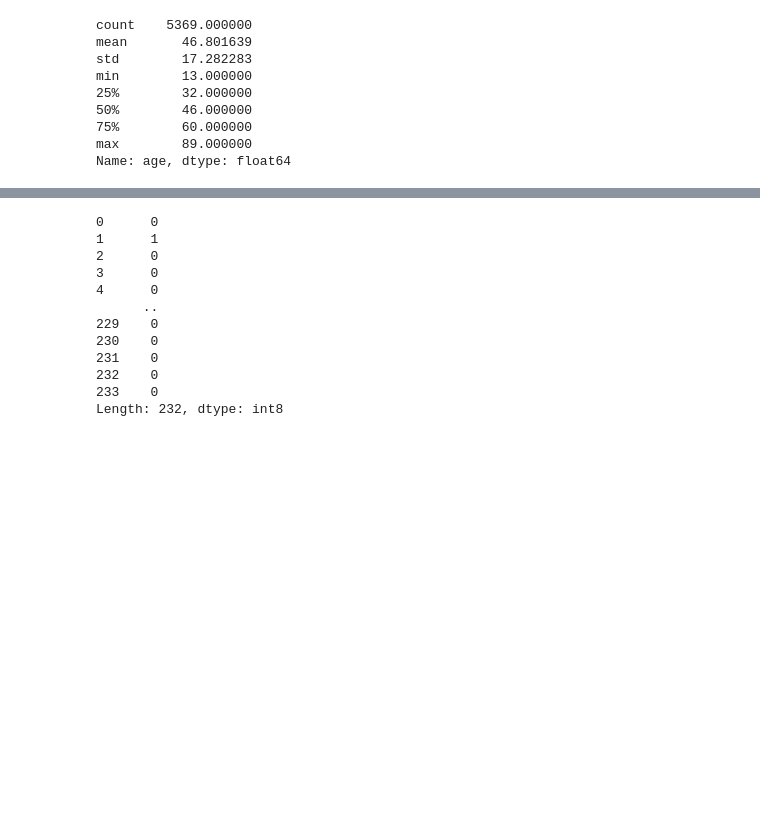
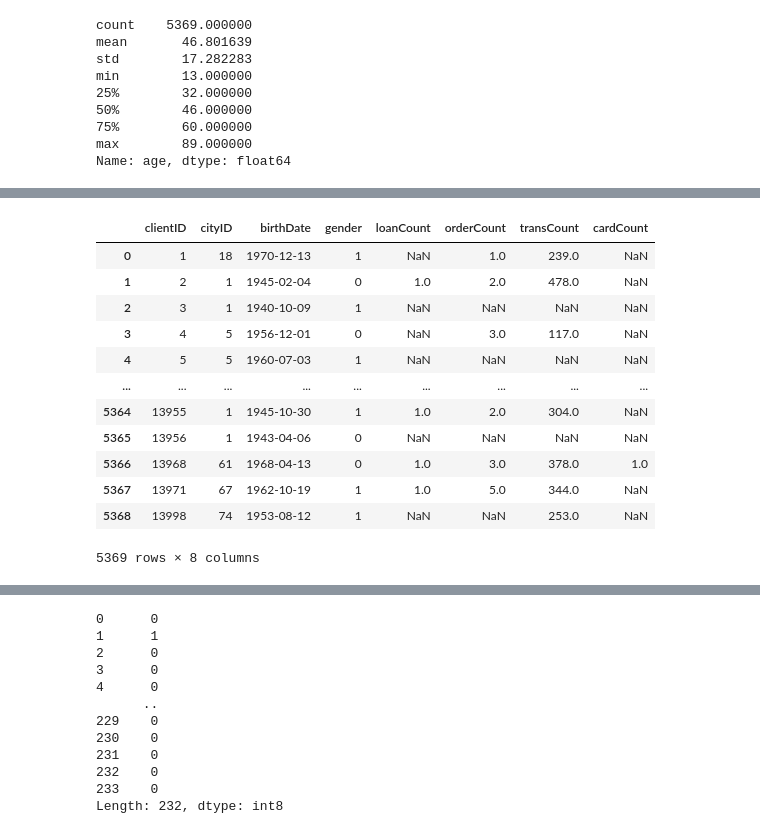
Before and after one commit to irismessage/data-essay, a Jupyter notebook: DATA Assessment 2023-24.ipynb, the cells around one changed output, grey strips where cells are left out. Drawn from its saved outputs; the diff is of its cells as text; code cells hidden in the pictures; blank space fills up the shorter version.

```diff
--- a/DATA Assessment 2023-24.ipynb
+++ b/DATA Assessment 2023-24.ipynb
@@ -450,0 +479,39 @@ plt.show()
+# %%
+con = sqlite3.connect(sqlf)
+# can write justificaiton of why owner
+
+client_loancount = pd.read_sql_query(
+    "SELECT clientID, count(loanID) as loanCount FROM Loan JOIN Disposition ON Loan.dispID = Disposition.dispID WHERE Disposition.dispType = 'OWNER' GROUP BY clientID;",
+    con
+)
+client_orderscount = pd.read_sql_query(
+    "SELECT clientID, count(orderID) as orderCount FROM StandingOrder JOIN Disposition ON StandingOrder.dispID = Disposition.dispID WHERE Disposition.dispType = 'OWNER' GROUP BY clientID;",
+    con
+)
+client_transcount = pd.read_sql_query(
+    "SELECT clientID, count(transID) as transCount FROM BankTransaction JOIN Disposition ON BankTransaction.dispID = Disposition.dispID WHERE Disposition.dispType = 'OWNER' GROUP BY clientID;",
+    con
+)
+client_cardcount = pd.read_sql_query(
+    "SELECT clientID, count(cardID) as cardCount FROM CreditCard JOIN Disposition ON CreditCard.dispID = Disposition.dispID WHERE Disposition.dispType = 'OWNER' GROUP BY clientID;",
+    con
+)
+con.close()
+
+for countdf in (client_loancount, client_orderscount, client_transcount, client_cardcount):
+    dfc = dfc.merge(countdf, how="left", on="clientID")
+dfc
+# %% [output]
+|  | clientID | cityID | birthDate | gender | loanCount | orderCount | transCount | cardCount |
+| 0 | 1 | 18 | 1970-12-13 | 1 | NaN | 1.0 | 239.0 | NaN |
+| 1 | 2 | 1 | 1945-02-04 | 0 | 1.0 | 2.0 | 478.0 | NaN |
+| 2 | 3 | 1 | 1940-10-09 | 1 | NaN | NaN | NaN | NaN |
+| 3 | 4 | 5 | 1956-12-01 | 0 | NaN | 3.0 | 117.0 | NaN |
+| 4 | 5 | 5 | 1960-07-03 | 1 | NaN | NaN | NaN | NaN |
+| ... | ... | ... | ... | ... | ... | ... | ... | ... |
+| 5364 | 13955 | 1 | 1945-10-30 | 1 | 1.0 | 2.0 | 304.0 | NaN |
+| 5365 | 13956 | 1 | 1943-04-06 | 0 | NaN | NaN | NaN | NaN |
+| 5366 | 13968 | 61 | 1968-04-13 | 0 | 1.0 | 3.0 | 378.0 | 1.0 |
+| 5367 | 13971 | 67 | 1962-10-19 | 1 | 1.0 | 5.0 | 344.0 | NaN |
+| 5368 | 13998 | 74 | 1953-08-12 | 1 | NaN | NaN | 253.0 | NaN |
+5369 rows × 8 columns
```
Also changed, not shown: parts of 7 cells of this notebook, 2 other files.
